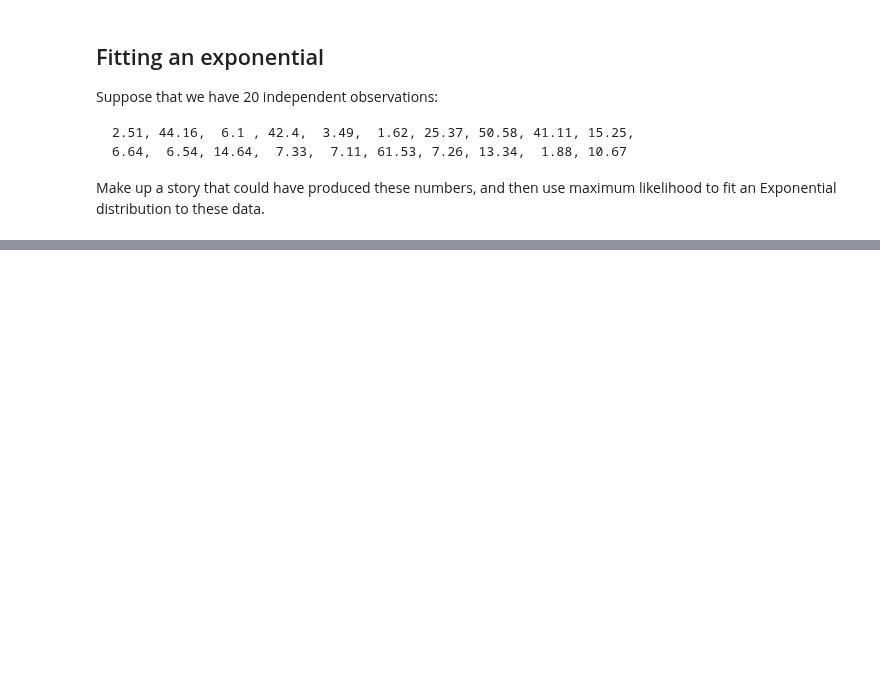
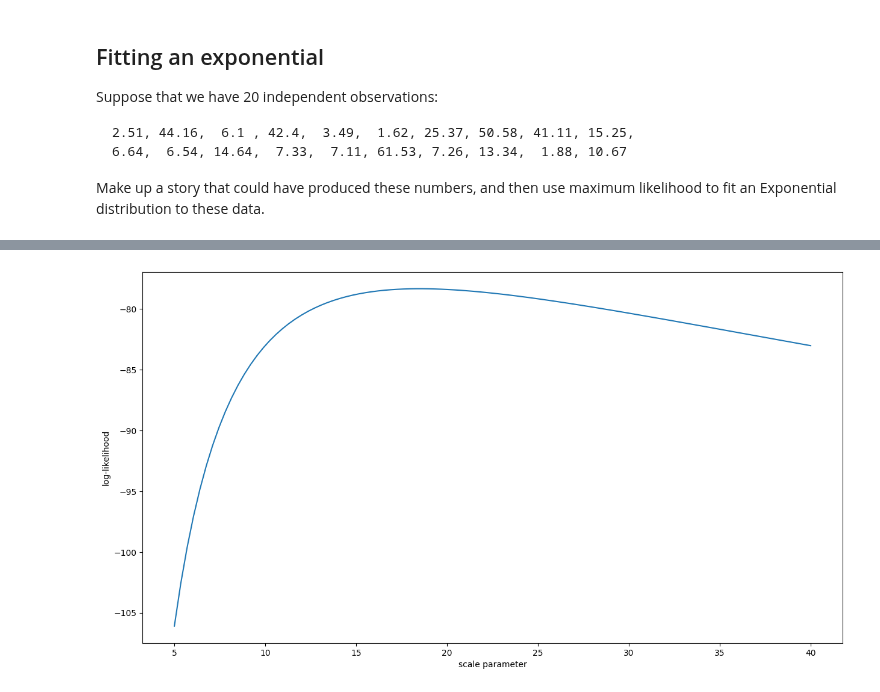
Before and after one commit to UOdsci/dsci345, a Jupyter notebook: class_material/slides/Week_05_Review.ipynb, the cells around one changed output, grey strips where cells are left out. Cells and saved outputs as stored; diff of their text form; code cells hidden in the pictures; blank space fills up the shorter version.

```diff
--- a/class_material/slides/Week_05_Review.ipynb
+++ b/class_material/slides/Week_05_Review.ipynb
@@ -251,0 +339,8 @@ and then use maximum likelihood to fit an Exponential distribution to these data
+# %%
+xvals = np.linspace(5, 40, 101)
+lvals = [log_likelihood(a) for a in xvals]
+plt.plot(xvals, lvals)
+plt.xlabel("scale parameter")
+plt.ylabel("log-likelihood");
+# %% [output]
+[figure, added]
```
Also changed, not shown: parts of 17 cells of this notebook, 1 other file.
